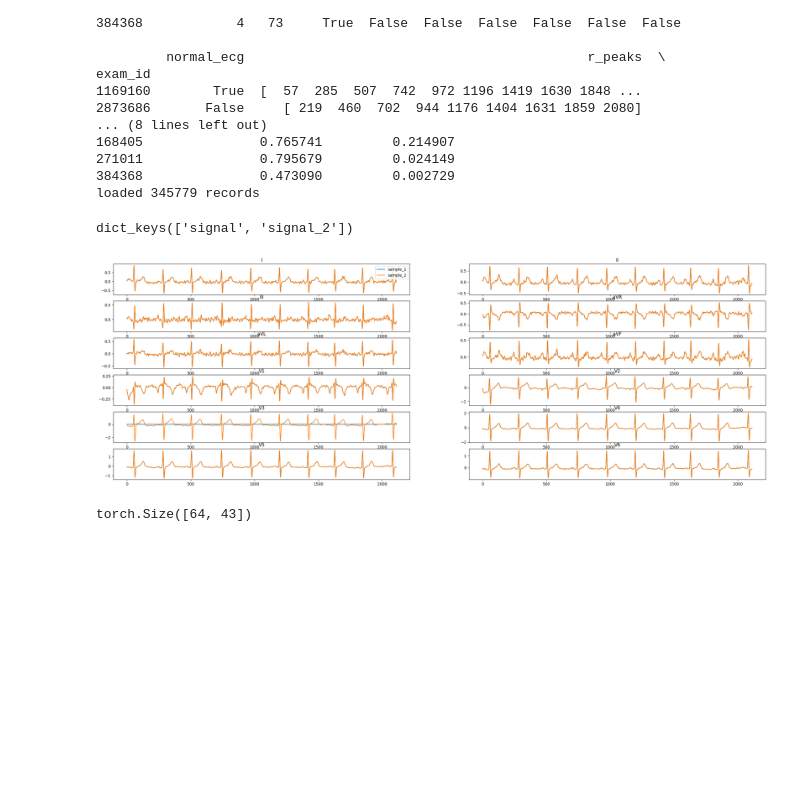
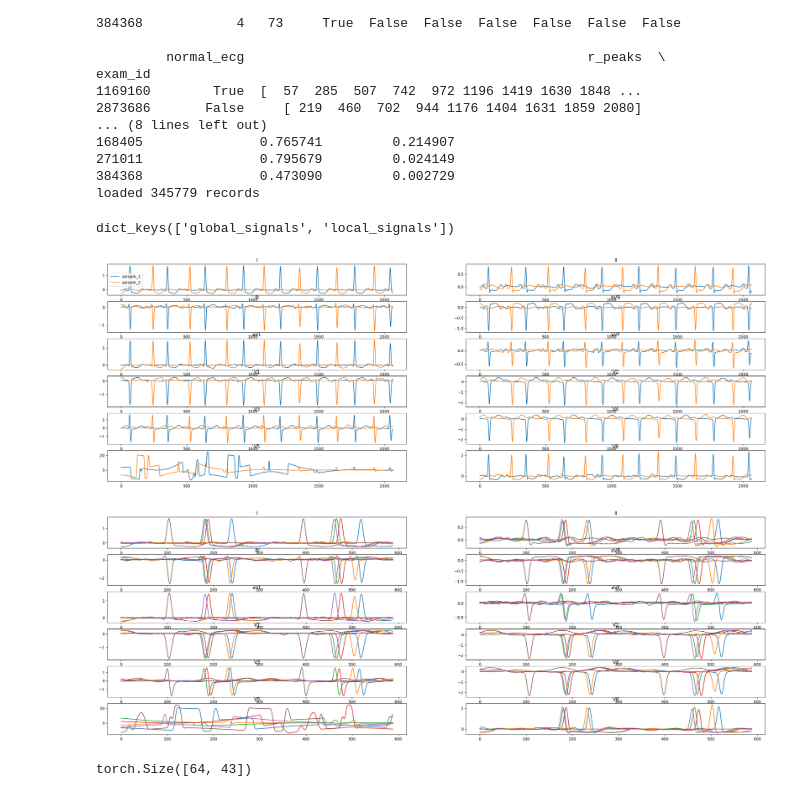
Before and after one commit to Lobster1911/bench-xecg-indian-benchmark, a Jupyter notebook: test.ipynb, the cells around one changed output. Saved outputs shown, nothing was run; the diff lists cells and outputs as text; code cells hidden in the pictures; blank space fills up the shorter version.

```diff
--- a/test.ipynb
+++ b/test.ipynb
@@ -16,17 +16,21 @@ class DatasetArgs:
         self.normalize = False
         self.leads = ['*']
         self.bidirectional = True
-        self.random_crop = 1.
+        self.global_random_crop = 0.7
+        self.local_random_crop = 0.2
         self.random_drop_leads = 0.1
         self.random_surrogate_prob = 0.
         self.random_jitter_prob = 0.
         self.random_resample = False
         self.use_teacher_student = True
+        self.random_crop=0.
         self.strategy = 'masked_token_prediction'
+        self.n_global_view=2
+        self.n_local_view=6
 
 config = DatasetArgs()
 
-dataset = ECGCODE15Dataset(config, leads_to_use=config.leads, augmentations=get_transforms(config))
+dataset = ECGCODE15Dataset(config, leads_to_use=config.leads, global_augmentations=get_transforms(config, type='global'), local_augmentations=get_transforms(config, type='local'))
 # %% [output]
 tabular data fields for CODE 15:           Unnamed: 0  age  is_male  1dAVb   RBBB   LBBB     SB     ST     AF  \
 exam_id
@@ -46,27 +50,37 @@ exam_id
 384368               0.473090         0.002729
 loaded 345779 records
 # %%
-sample = dataset[0]
+sample = dataset[33]
 print(sample.keys())
 
 import matplotlib.pyplot as plt
 import numpy as np
 
 
 fig, axs = plt.subplots(6, 2, figsize=(30, 10))
 leads = ['I', 'II', 'III', 'aVR', 'aVL', 'aVF', 'V1', 'V2', 'V3', 'V4', 'V5', 'V6']
 
 for i in range(12):
     ax = axs[i//2, i%2]
-    ax.plot(sample['signal'][:, i])
-    ax.plot(sample['signal_2'][:, i])
+    for _, g in enumerate(sample['global_signals']):
+        ax.plot(g[:, i])
 
     ax.set_title(leads[i])
     if i == 0:
         ax.legend(['sample_1', 'sample_2'])
+
+fig, axs = plt.subplots(6, 2, figsize=(30, 10))
+
+for i in range(12):
+    ax = axs[i//2, i%2]
+    for _, g in enumerate(sample['local_signals']):
+        ax.plot(g[:, i])
+
+    ax.set_title(leads[i])
 # %% [output]
-dict_keys(['signal', 'signal_2'])
+dict_keys(['global_signals', 'local_signals'])
-[figure, old version]
+[figure, new version]
+[figure, added]
 # %%
 import torch
 import torch.nn.functional as F
```
Also changed, not shown: 15 other files.
